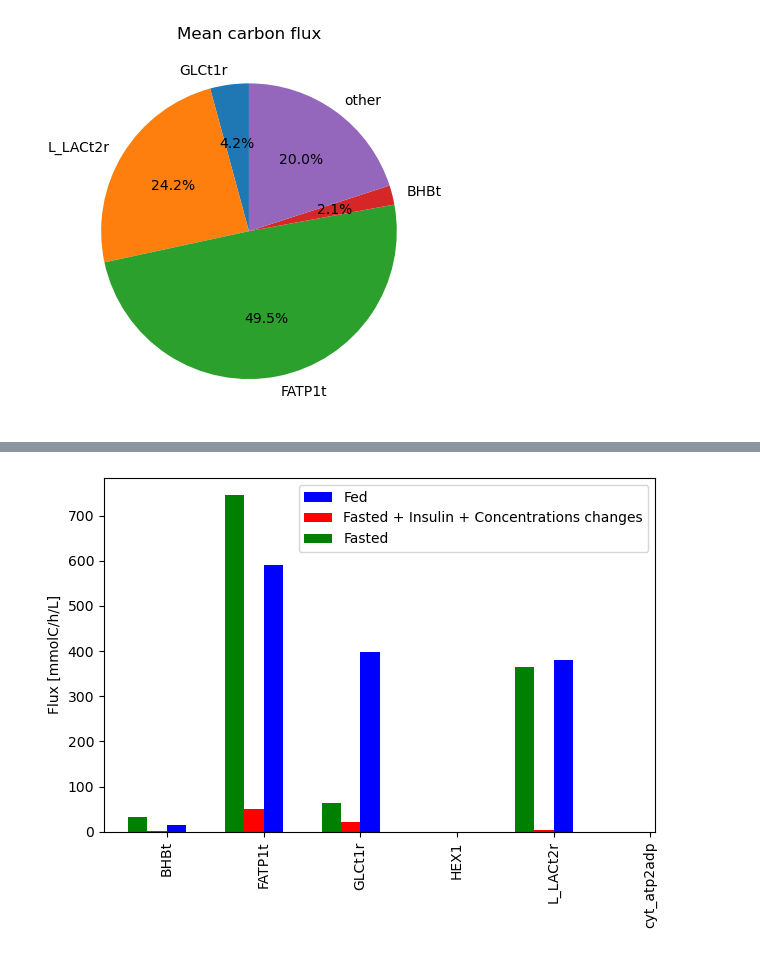
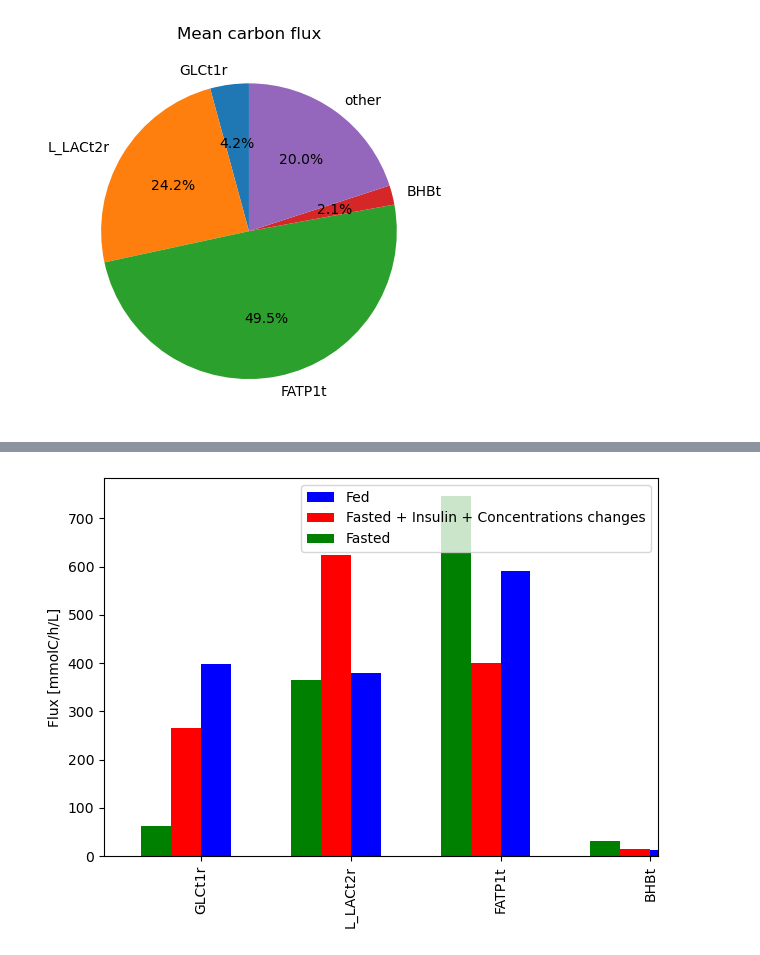
Before and after one commit to weilandtd/competitive_catabolism, a Jupyter notebook: mechanistic_model/control_analysis.ipynb, the cells around one changed output, grey strips where cells are left out. Drawn from its saved outputs; the diff is of its cells as text; code cells hidden in the pictures.

```diff
--- a/mechanistic_model/control_analysis.ipynb
+++ b/mechanistic_model/control_analysis.ipynb
@@ -275,0 +272,22 @@ kmodel.parameters['vmax_forward_r0205'].value = parameter_population[closest_to_
+# %%
+# Solve the ODE system to find the new steady-state
+time = np.linspace(0,0.5, 500)
+sol_fed = kmodel.solve_ode(time,solver_type='cvode')
+# %%
+from skimpy.core.parameters import ParameterValues
+parameter_values = {p.symbol:p.value for p in kmodel.parameters.values()}
+parameter_values = ParameterValues(parameter_values, kmodel)
+
+fluxes = pd.Series( flux_fun(concentrations=concentrations, parameters=parameter_population[closest_to_median]), index=kmodel.reactions.keys())
+
+sol_fed_fluxes = pd.DataFrame( [ flux_fun(sol_fed.concentrations.loc[i], parameters=parameter_values) for i in  sol_fed.concentrations.index] , index=sol_fed.concentrations.index, columns=kmodel.reactions.keys())
+
+
+time = sol_fed.time
+sol_fed_fluxes_temp = sol_fed_fluxes.copy()
+sol_fed_fluxes_temp['time'] = time  * 60
+sol_fed_fluxes_temp[uptakes.keys()] = sol_fed_fluxes_temp[uptakes.keys()].multiply(uptakes, axis=1)
+sol_fed_fluxes_temp.plot(x='time', y=uptakes.keys(), figsize=(5,3))
+
+plt.xlabel('Time (min)')
+plt.ylabel('Flux (mmolC/L/h)')
@@ -423,20 +492,20 @@ Text(0, 0.5, '')
 # %%
 # Compare uptake fluxes between simulated and inferred
-
+uptakes = pd.Series({'GLCt1r':6, 'L_LACt2r':3, 'FATP1t':-16, 'BHBt':4 }, dtype=float)
 # Plot target and predicted fluxes as stacked bars next to each other
 fig, ax = plt.subplots(1,1)
 
-target_fluxes = fluxes_profiles.loc[uptakes,'fed'].multiply(carbons, axis=0)
-predicted_fluxes = sol_fluxes[uptakes].iloc[-1].multiply(carbons, axis=0)
-original_fluxes = fluxes_profiles.loc[uptakes,'fasted'].multiply(carbons, axis=0)
+target_fluxes = fluxes_profiles.loc[uptakes.keys(),'fed'].multiply(uptakes, axis=0)
+predicted_fluxes = sol_fed_fluxes[uptakes.keys()].iloc[-1].multiply(uptakes, axis=0)
+original_fluxes = fluxes_profiles.loc[uptakes.keys(),'fasted'].multiply(uptakes, axis=0)
 
-target_fluxes.abs().plot(kind='bar', ax=ax, color='b', position=0, width=0.2, label='Fed')
-predicted_fluxes.abs().plot(kind='bar', ax=ax, color='r', position=1, width=0.2, label='Fasted + Insulin + Concentrations changes')
-original_fluxes.abs().plot(kind='bar', ax=ax, color='g', position=2, width=0.2, label='Fasted')
+target_fluxes.plot(kind='bar', ax=ax, color='b', position=0, width=0.2, label='Fed')
+predicted_fluxes.plot(kind='bar', ax=ax, color='r', position=1, width=0.2, label='Fasted + Insulin + Concentrations changes')
+original_fluxes.plot(kind='bar', ax=ax, color='g', position=2, width=0.2, label='Fasted')
 
 plt.ylabel('Flux [mmolC/h/L]')
 plt.legend()
 plt.tight_layout()
 plt.show()
 # %% [output]
-[figure, old version]
+[figure, new version]
```
Also changed, not shown: parts of 31 cells of this notebook, 11 other files.
